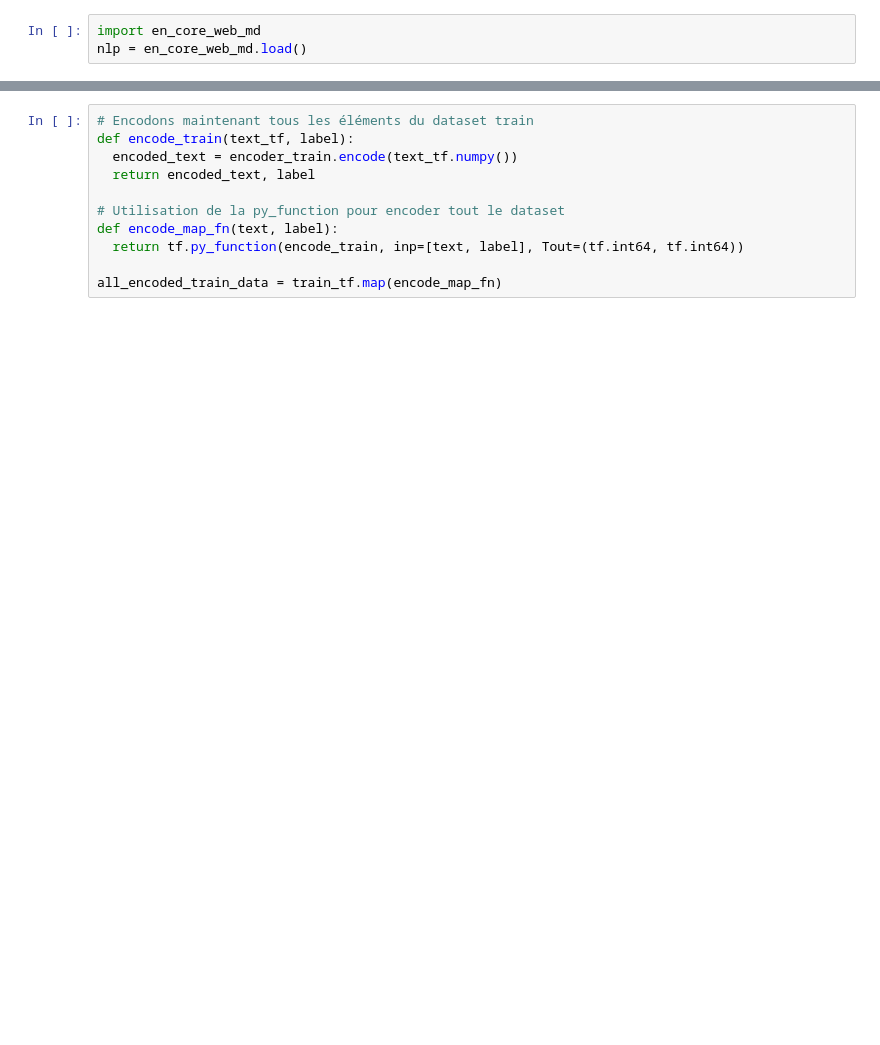
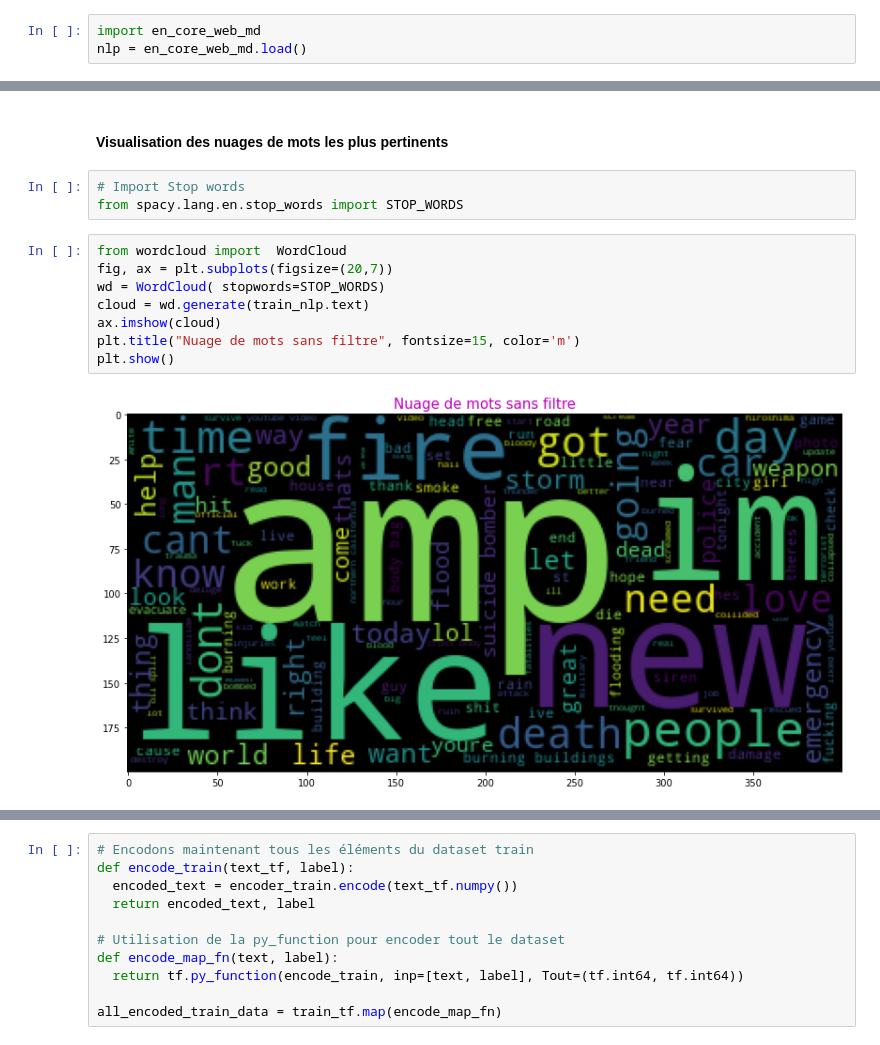
Before and after one commit to DialloYoussouf/Jedhabootcamp_Projects, a Jupyter notebook: Real or Not_ NLP with Disaster Tweets/Real or Not NLP with Disaster Tweets.ipynb, the cells around one changed output, grey strips where cells are left out. Drawn from its saved outputs; the diff is of its cells as text; blank space fills up the shorter version.

```diff
--- a/Real or Not_ NLP with Disaster Tweets/Real or Not NLP with Disaster Tweets.ipynb
+++ b/Real or Not_ NLP with Disaster Tweets/Real or Not NLP with Disaster Tweets.ipynb
@@ -404,0 +334,15 @@ Wall time: 23.6 s
+# %% [markdown]
+#### Visualisation des nuages de mots les plus pertinents
+# %%
+# Import Stop words
+from spacy.lang.en.stop_words import STOP_WORDS
+# %%
+from wordcloud import  WordCloud
+fig, ax = plt.subplots(figsize=(20,7))
+wd = WordCloud( stopwords=STOP_WORDS)
+cloud = wd.generate(train_nlp.text)
+ax.imshow(cloud)
+plt.title("Nuage de mots sans filtre", fontsize=15, color='m')
+plt.show()
+# %% [output]
+[figure, added]
```
Also changed, not shown: parts of 87 cells of this notebook, 1 other file.
